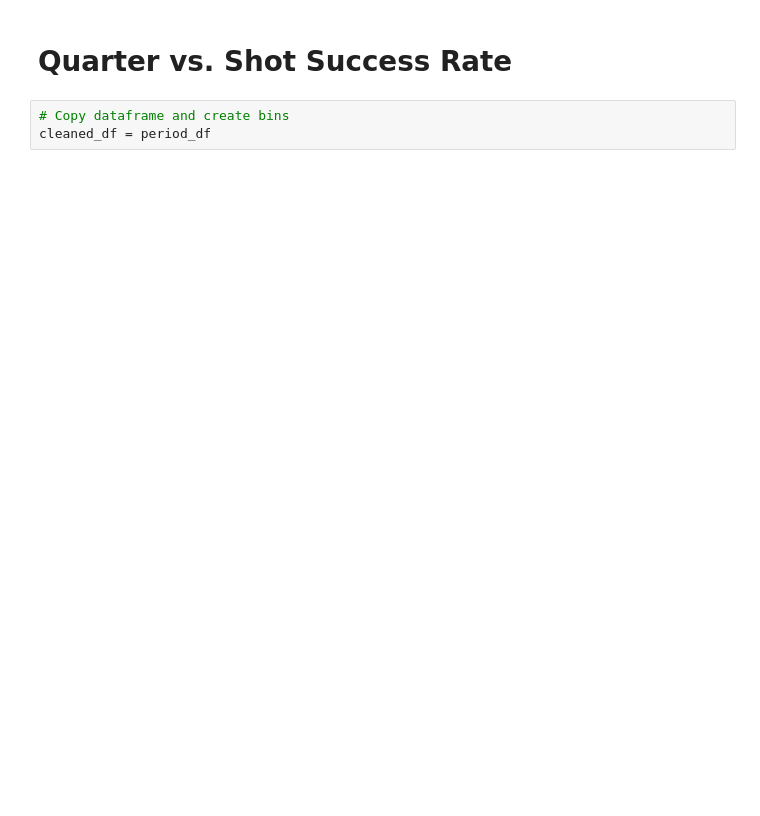
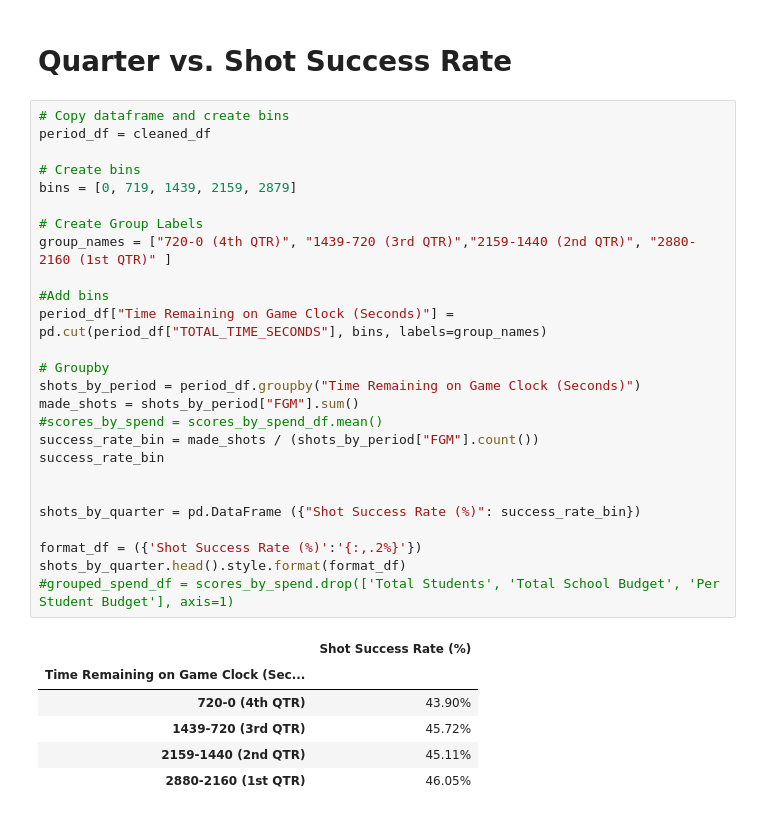
Before and after one commit to briennecole/NBA_Shot_Analysis, a Jupyter notebook: NBA_analysis_brienne.ipynb, the cells around one changed output. Drawn from its saved outputs; the diff is of its cells as text; blank space fills up the shorter version.

```diff
--- a/NBA_analysis_brienne.ipynb
+++ b/NBA_analysis_brienne.ipynb
@@ -286,4 +274,34 @@ for i, v in enumerate(defense_bar_df["Success Rate"]):
 # Quarter vs. Shot Success Rate
 # %%
 # Copy dataframe and create bins
-cleaned_df = period_df
+period_df = cleaned_df
+
+# Create bins
+bins = [0, 719, 1439, 2159, 2879]
+
+# Create Group Labels
+group_names = ["720-0 (4th QTR)", "1439-720 (3rd QTR)","2159-1440 (2nd QTR)", "2880-2160 (1st QTR)" ]
+
+#Add bins
+period_df["Time Remaining on Game Clock (Seconds)"] = pd.cut(period_df["TOTAL_TIME_SECONDS"], bins, labels=group_names)
+
+# Groupby
+shots_by_period = period_df.groupby("Time Remaining on Game Clock (Seconds)")
+made_shots = shots_by_period["FGM"].sum()
+#scores_by_spend = scores_by_spend_df.mean()
+success_rate_bin = made_shots / (shots_by_period["FGM"].count())
+success_rate_bin
+
+
+shots_by_quarter = pd.DataFrame ({"Shot Success Rate (%)": success_rate_bin})
+
+format_df = ({'Shot Success Rate (%)':'{:,.2%}'})
+shots_by_quarter.head().style.format(format_df)
+#grouped_spend_df = scores_by_spend.drop(['Total Students', 'Total School Budget', 'Per Student Budget'], axis=1)
+# %% [output]
+|  | Shot Success Rate (%) |
+| Time Remaining on Game Clock (Sec... |  |
+| 720-0 (4th QTR) | 43.90% |
+| 1439-720 (3rd QTR) | 45.72% |
+| 2159-1440 (2nd QTR) | 45.11% |
+| 2880-2160 (1st QTR) | 46.05% |
```
Also changed, not shown: parts of 5 cells of this notebook, 2 other files.
